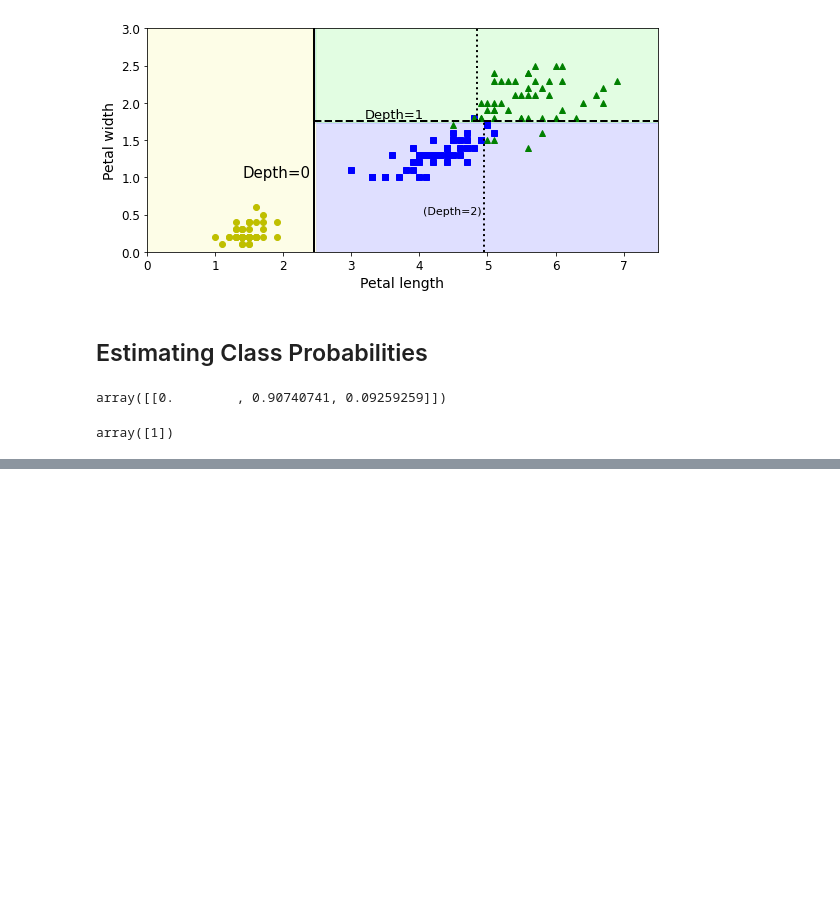
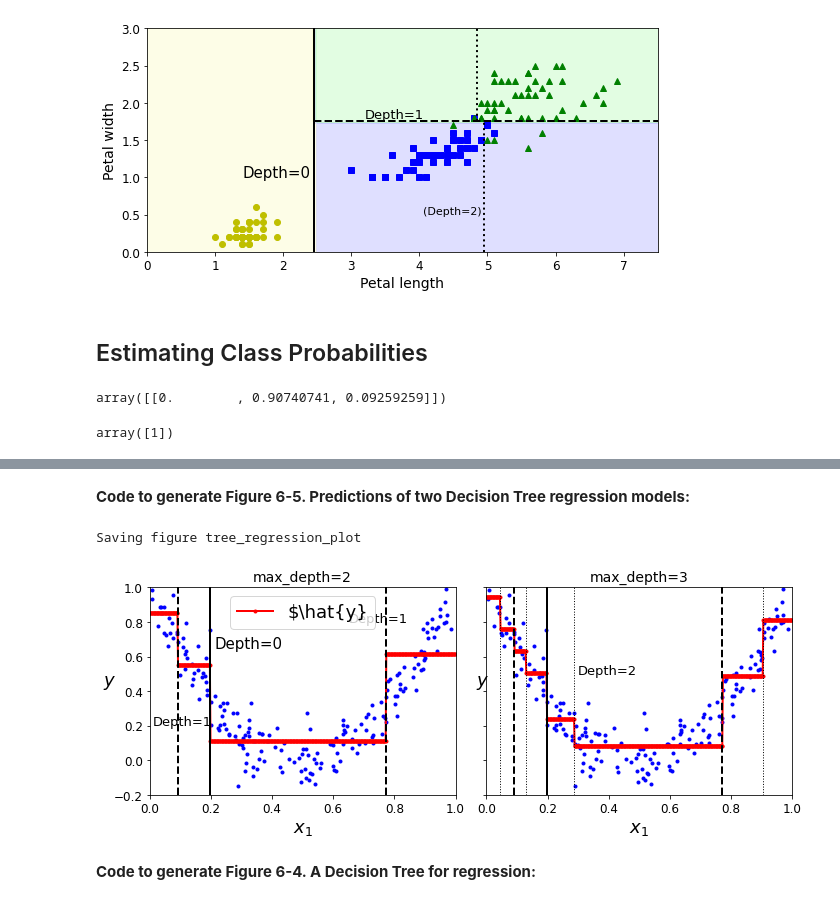
Before and after one commit to ecolon08/hands-on-ml-ebook, a Jupyter notebook: 6-decision-trees/06_decision_trees.ipynb, the cells around one changed output, grey strips where cells are left out. Saved outputs shown, nothing was run; the diff lists cells and outputs as text; code cells hidden in the pictures; blank space fills up the shorter version.

```diff
--- a/6-decision-trees/06_decision_trees.ipynb
+++ b/6-decision-trees/06_decision_trees.ipynb
@@ -139,0 +170,45 @@ array([1])
+# %% [markdown]
+**Code to generate Figure 6-5. Predictions of two Decision Tree regression models:**
+# %%
+tree_reg1 = DecisionTreeRegressor(max_depth=2, random_state=42)
+tree_reg2 = DecisionTreeRegressor(max_depth=3, random_state=42)
+tree_reg1.fit(X, y)
+tree_reg2.fit(X, y)
+
+def plot_regression_predictions(tree_reg, X, y, axes=[0, 1, -0.2, 1], ylabel='$y$'):
+    x1 = np.linspace(axes[0], axes[1], 500).reshape(-1, 1)
+    y_pred = tree_reg.predict(x1)
+    plt.axis(axes)
+    plt.xlabel("$x_1$", fontsize=18)
+    if ylabel:
+        plt.ylabel(ylabel, fontsize=18, rotation=0)
+    plt.plot(X, y, "b.")
+    plt.plot(x1, y_pred, "r.-", linewidth=2, label=r"$\hat{y}$")
+
+fig, axes = plt.subplots(ncols=2, figsize=(10, 4), sharey=True)
+plt.sca(axes[0])
+plot_regression_predictions(tree_reg1, X, y)
+for split, style in ((0.1973, "k-"), (0.0917, "k--"), (0.7718, "k--")):
+    plt.plot([split, split], [-0.2, 1], style, linewidth=2)
+plt.text(0.21, 0.65, "Depth=0", fontsize=15)
+plt.text(0.01, 0.2, "Depth=1", fontsize=13)
+plt.text(0.65, 0.8, "Depth=1", fontsize=13)
+plt.legend(loc="upper center", fontsize=18)
+plt.title("max_depth=2", fontsize=14)
+
+plt.sca(axes[1])
+plot_regression_predictions(tree_reg2, X, y)
+for split, style in ((0.1973, "k-"), (0.0917, "k--"), (0.7718, "k--")):
+    plt.plot([split, split], [-0.2, 1], style, linewidth=2)
+for split in (0.0458, 0.1298, 0.2873, 0.9040):
+    plt.plot([split, split], [-0.2, 1], "k:", linewidth=1)
+plt.text(0.3, 0.5, "Depth=2", fontsize=13)
+plt.title("max_depth=3", fontsize=14)
+
+save_fig("tree_regression_plot")
+plt.show()
+# %% [output]
+Saving figure tree_regression_plot
+[figure, added]
+# %% [markdown]
+**Code to generate Figure 6-4. A Decision Tree for regression:**
```
Also changed, not shown: parts of 19 cells of this notebook.
